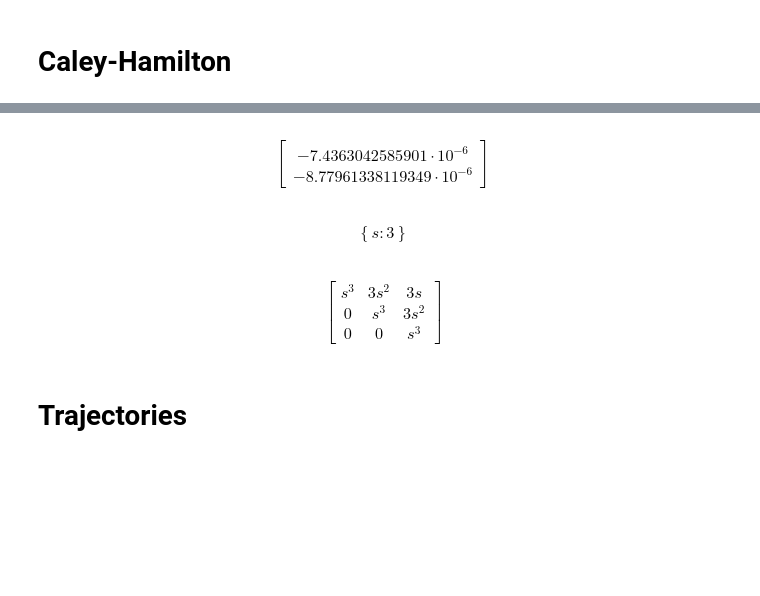
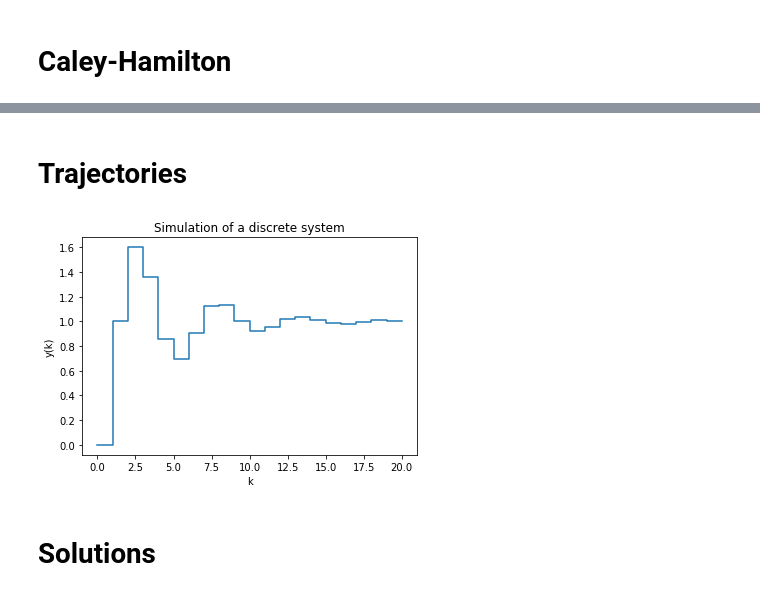
Before and after one commit to klavins/ECE447, a Jupyter notebook: lectures/discrete.ipynb, the cells around one changed output, grey strips where cells are left out. Cells and saved outputs as stored; diff of their text form; code cells hidden in the pictures; blank space fills up the shorter version.

```diff
--- a/lectures/discrete.ipynb
+++ b/lectures/discrete.ipynb
@@ -195,19 +171,43 @@ $$\left[\begin{matrix}-0.1125 & 0.3\\-0.15 & 0.1875\end{matrix}\right]$$
-# %%
-A**20*Matrix([[1],[1]])
-# %% [output]
-$$\left[\begin{matrix}-7.4363042585901 \cdot 10^{-6}\\-8.77961338119349 \cdot 10^{-6}\end{matrix}\right]$$
-# %%
-A = Matrix([
-    [s,1,0],
-    [0,s,1],
-    [0,0,s]
-])
-A.eigenvals()
-# %% [output]
-$$\left \{ s : 3\right \}$$
-# %%
-A**3
-# %% [output]
-$$\left[\begin{matrix}s^{3} & 3 s^{2} & 3 s\\0 & s^{3} & 3 s^{2}\\0 & 0 & s^{3}\end{matrix}\right]$$
 # %% [markdown]
 # Trajectories
+# %%
+def trajectory(A,B,C,u,x0):
+    """Simulate the discrete system x(k+1) = Ax(k) + Bu(k), y(k) = Cx(k)
+       starting at x0 for len(u) steps.
+    """
+    i = 0
+    x = x0
+    y = [np.matmul(C,x0)]
+    while i < len(u):
+        x = np.matmul(A,x) + B*u[i]
+        y = np.append(y,np.matmul(C,x))
+        i = i + 1
+    return y
+# %%
+#
+# We will use the following A, B, and C matrices as a running example.
+#
+A = np.array([
+    [1,-1],
+    [1,-4/10]
+])
+B = np.array([
+    [1],
+    [0]
+])
+C = np.array([[0,1]])
+x0 = np.array([
+    [0],
+    [0]
+])
+u = np.ones(20);
+t = np.linspace(0,20,21)
+ysim = trajectory(A,B,C,u,x0)
+plt.step(t,ysim)
+plt.xlabel("k")
+plt.ylabel("y(k)")
+plt.title("Simulation of a discrete system");
+# %% [output]
+[figure, added]
+# %% [markdown]
+# Solutions
```
Also changed, not shown: parts of 37 cells of this notebook, 1 other file.
